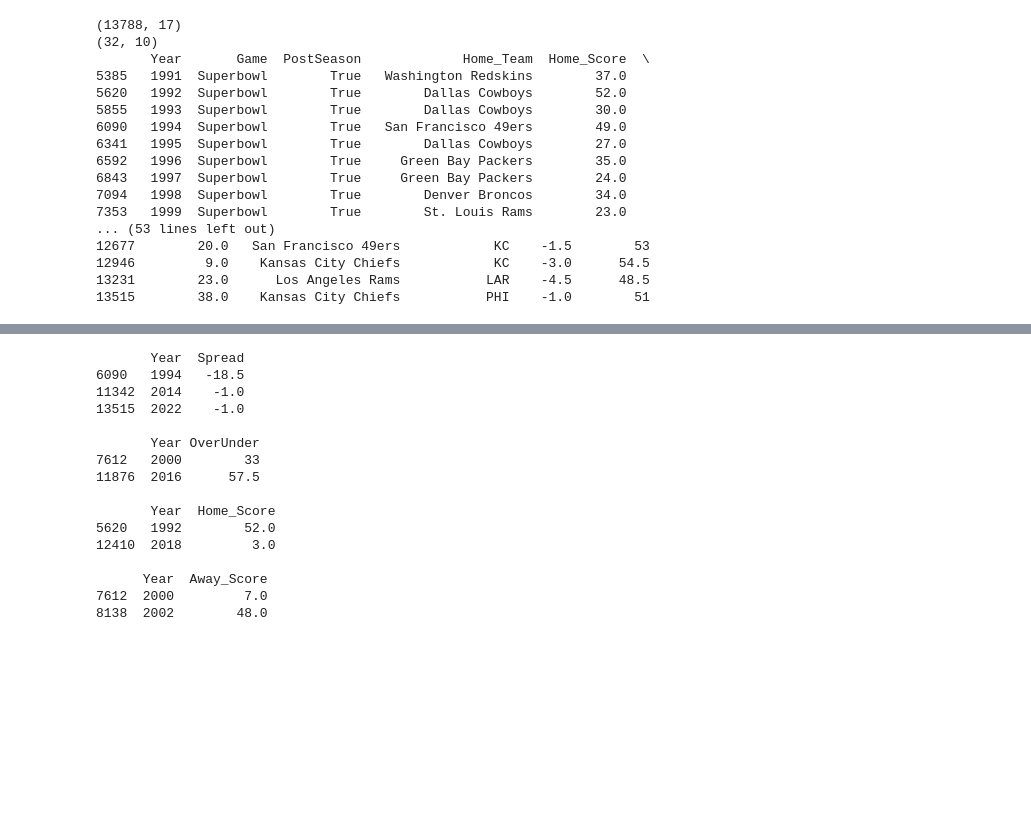
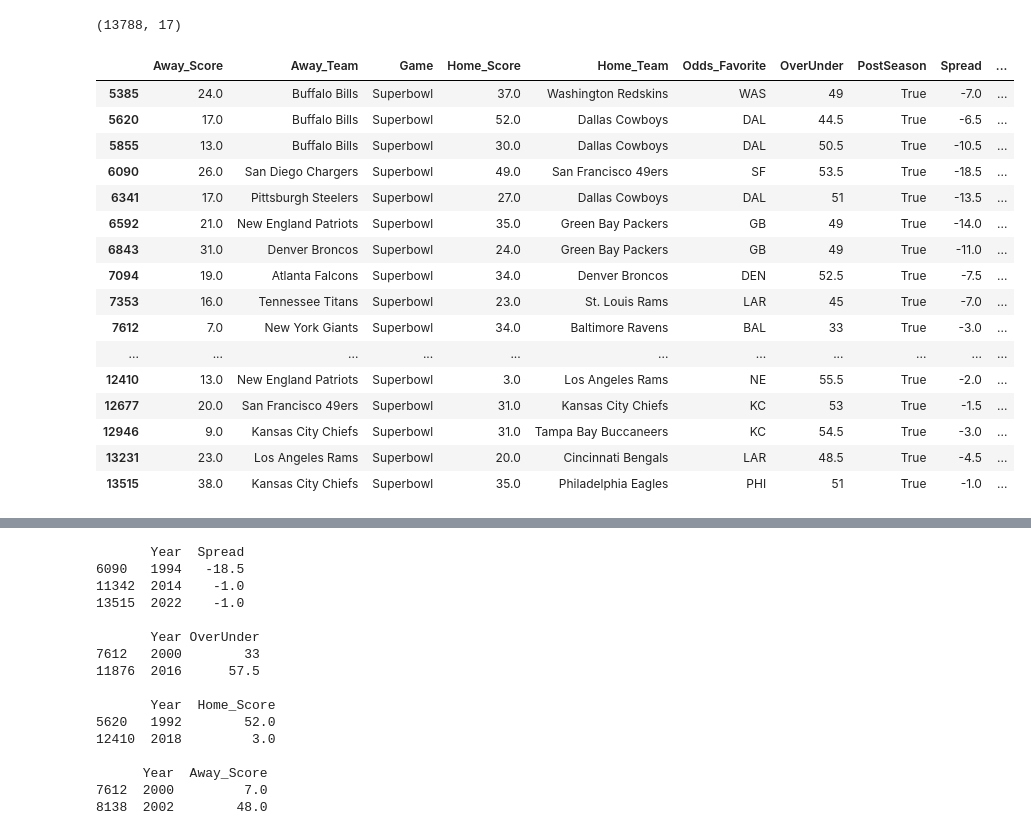
Before and after one commit to chrislee137/NFL_playoof_superbowl_spread, a Jupyter notebook: spread.ipynb, the cells around one changed output, grey strips where cells are left out. Cells and saved outputs as stored; diff of their text form; code cells hidden in the pictures; blank space fills up the shorter version.

```diff
--- a/spread.ipynb
+++ b/spread.ipynb
@@ -11,38 +11,37 @@ import os
 # %%
 
 list1 = pd.read_csv("data/spreadspoke_scores.csv")
 Shape= list1.shape
 print(Shape)
 list2= list1.drop(['schedule_date',
           'stadium','stadium_neutral','weather_temperature',
           'weather_wind_mph','weather_humidity','weather_detail'],axis=1)
 list3 = pd.DataFrame(list2)
 list3.rename(columns ={'schedule_week': 'Game','schedule_season':'Year', 'over_under_line': 'OverUnder'
                        ,'spread_favorite': 'Spread', 'schedule_playoff': 'PostSeason'
                        , 'team_home': 'Home_Team', 'score_home':'Home_Score'
                        ,'score_away':'Away_Score','team_away': 'Away_Team'
-                       ,'team_favorite_id':'Odds_Favorite'  }, inplace = True)
+                       ,'team_favorite_id':'Odds_Favorite'}, inplace = True)
 list4 = list3.dropna()
 list5 = list4[list4['Year']>1990]
 list6 = list5[list5['Game']== 'Superbowl']
-shape = list6.shape
-print(shape)
-print(list6)
+list6.groupby(list6.columns, axis=1).agg(lambda x: x.apply(lambda y: ','.join([str(l) for l in y if str(l) != "nan"]), axis=1))
 # %% [output]
 (13788, 17)
-(32, 10)
-       Year       Game  PostSeason             Home_Team  Home_Score  \
-5385   1991  Superbowl        True   Washington Redskins        37.0
-5620   1992  Superbowl        True        Dallas Cowboys        52.0
-5855   1993  Superbowl        True        Dallas Cowboys        30.0
-6090   1994  Superbowl        True   San Francisco 49ers        49.0
-6341   1995  Superbowl        True        Dallas Cowboys        27.0
-6592   1996  Superbowl        True     Green Bay Packers        35.0
-6843   1997  Superbowl        True     Green Bay Packers        24.0
-7094   1998  Superbowl        True        Denver Broncos        34.0
-7353   1999  Superbowl        True        St. Louis Rams        23.0
-... (53 lines left out)
-12677        20.0   San Francisco 49ers            KC    -1.5        53
-12946         9.0    Kansas City Chiefs            KC    -3.0      54.5
-13231        23.0      Los Angeles Rams           LAR    -4.5      48.5
-13515        38.0    Kansas City Chiefs           PHI    -1.0        51
+|  | Away_Score | Away_Team | Game | Home_Score | Home_Team | Odds_Favorite | OverUnder | PostSeason | Spread | ... |
+| 5385 | 24.0 | Buffalo Bills | Superbowl | 37.0 | Washington Redskins | WAS | 49 | True | -7.0 | ... |
+| 5620 | 17.0 | Buffalo Bills | Superbowl | 52.0 | Dallas Cowboys | DAL | 44.5 | True | -6.5 | ... |
+| 5855 | 13.0 | Buffalo Bills | Superbowl | 30.0 | Dallas Cowboys | DAL | 50.5 | True | -10.5 | ... |
+| 6090 | 26.0 | San Diego Chargers | Superbowl | 49.0 | San Francisco 49ers | SF | 53.5 | True | -18.5 | ... |
+| 6341 | 17.0 | Pittsburgh Steelers | Superbowl | 27.0 | Dallas Cowboys | DAL | 51 | True | -13.5 | ... |
+| 6592 | 21.0 | New England Patriots | Superbowl | 35.0 | Green Bay Packers | GB | 49 | True | -14.0 | ... |
+| 6843 | 31.0 | Denver Broncos | Superbowl | 24.0 | Green Bay Packers | GB | 49 | True | -11.0 | ... |
+| 7094 | 19.0 | Atlanta Falcons | Superbowl | 34.0 | Denver Broncos | DEN | 52.5 | True | -7.5 | ... |
+| 7353 | 16.0 | Tennessee Titans | Superbowl | 23.0 | St. Louis Rams | LAR | 45 | True | -7.0 | ... |
+| 7612 | 7.0 | New York Giants | Superbowl | 34.0 | Baltimore Ravens | BAL | 33 | True | -3.0 | ... |
+| ... | ... | ... | ... | ... | ... | ... | ... | ... | ... | ... |
+| 12410 | 13.0 | New England Patriots | Superbowl | 3.0 | Los Angeles Rams | NE | 55.5 | True | -2.0 | ... |
+| 12677 | 20.0 | San Francisco 49ers | Superbowl | 31.0 | Kansas City Chiefs | KC | 53 | True | -1.5 | ... |
+| 12946 | 9.0 | Kansas City Chiefs | Superbowl | 31.0 | Tampa Bay Buccaneers | KC | 54.5 | True | -3.0 | ... |
+| 13231 | 23.0 | Los Angeles Rams | Superbowl | 20.0 | Cincinnati Bengals | LAR | 48.5 | True | -4.5 | ... |
+| 13515 | 38.0 | Kansas City Chiefs | Superbowl | 35.0 | Philadelphia Eagles | PHI | 51 | True | -1.0 | ... |
```
Also changed, not shown: parts of 6 cells of this notebook.
